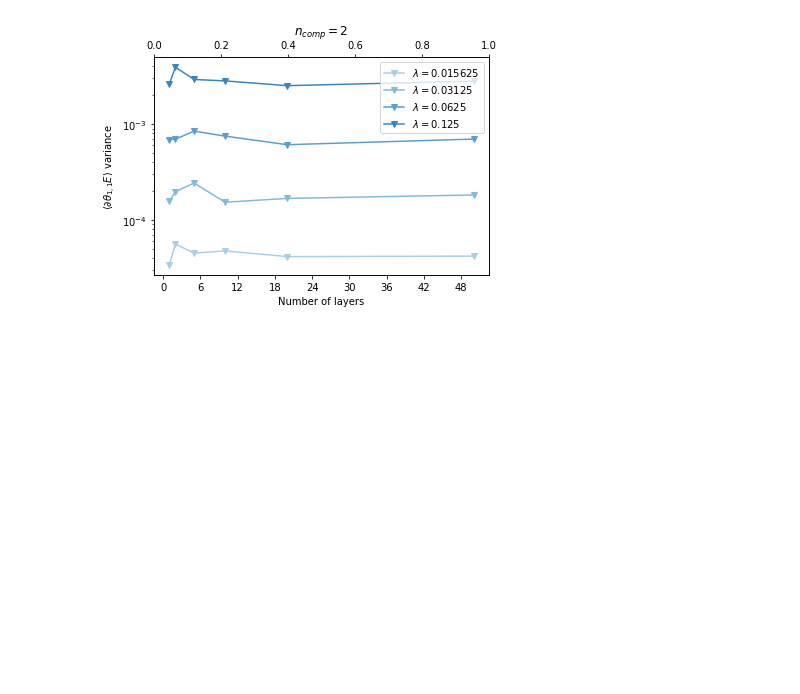
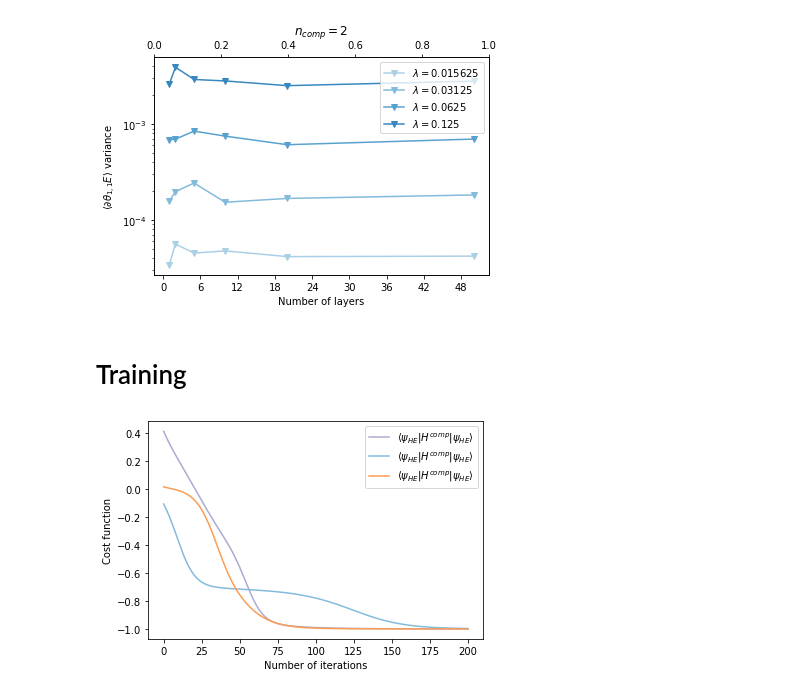
Before and after one commit to SimonCichy/barren-gadgets, a Jupyter notebook: plotting/relevant_results.ipynb, the cells around one changed output. Saved outputs shown, nothing was run; the diff lists cells and outputs as text; code cells hidden in the pictures; blank space fills up the shorter version.

```diff
--- a/plotting/relevant_results.ipynb
+++ b/plotting/relevant_results.ipynb
@@ -84,3 +94,14 @@ file = '../../results/data/220404_gadget_circuit_2qubits_50layers_200samples.dat
 plot_variances_vs_layers([file], [colours[1]])
 # %% [output]
 [figure]
+# %% [markdown]
+Training
+=======
+# %%
+file_list = [data_folder + 'training/220408_training_global_4qubits_2layers_200iterations.dat',
+             data_folder + 'training/220408_training_global_5qubits_2layers_200iterations.dat',
+             data_folder + 'training/220408_training_global_6qubits_2layers_200iterations.dat']
+
+plot_training(file_list, colours[:, [1, 3, 5]])
+# %% [output]
+[figure, added]
```
Also changed, not shown: parts of 13 cells of this notebook, 1 other file.
